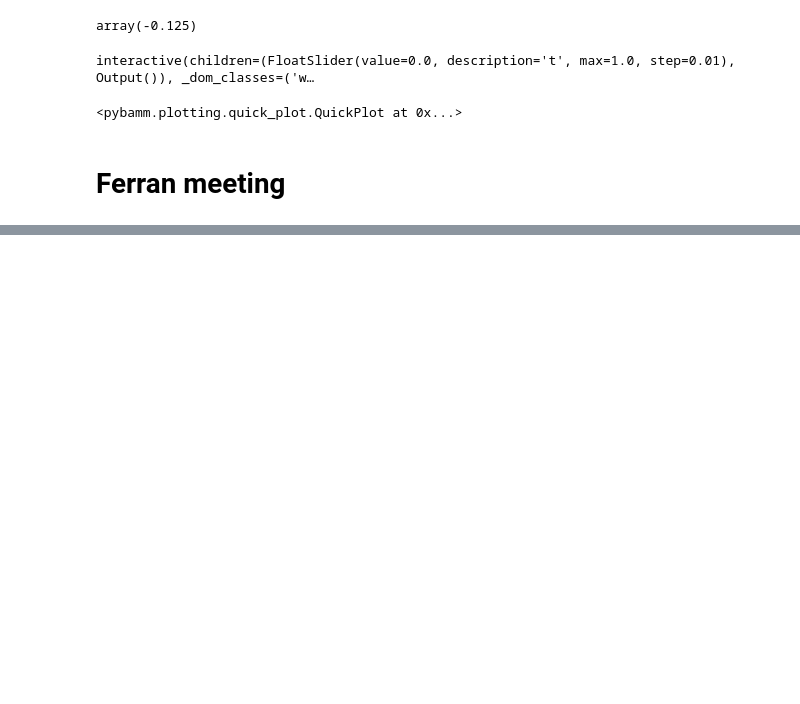
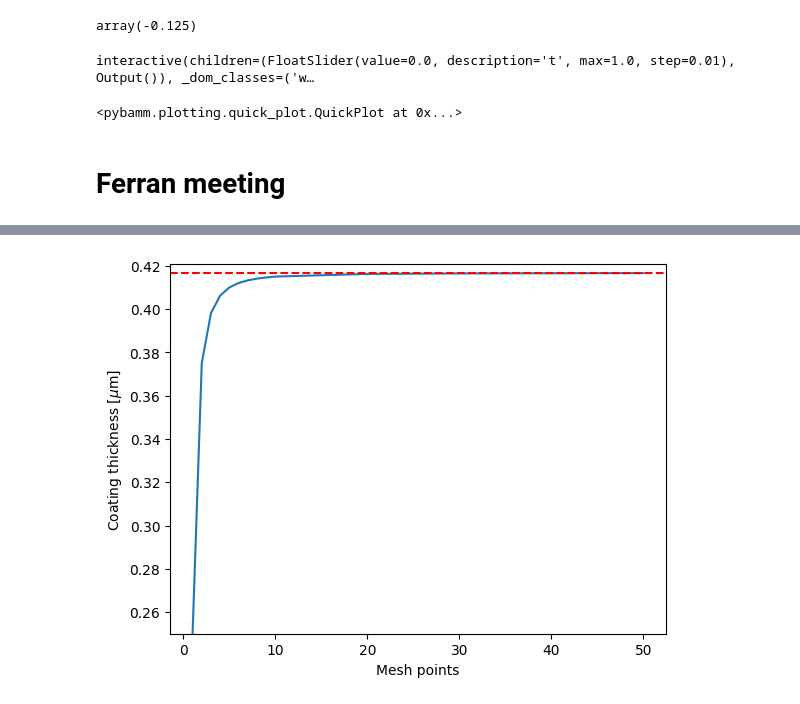
Before and after one commit to FW-Coding/FUSE-Internship-2024, a Jupyter notebook: Coating thickness model.ipynb, the cells around one changed output, grey strips where cells are left out. Cells and saved outputs as stored; diff of their text form; code cells hidden in the pictures; blank space fills up the shorter version.

```diff
--- a/Coating thickness model.ipynb
+++ b/Coating thickness model.ipynb
@@ -1030,0 +1032,37 @@ plt.ylim([0, 1])
+# %%
+from sklearn.metrics import mean_squared_error
+model = Newtonian()
+
+#Add parameters
+param = pybamm.ParameterValues(
+    {
+        "Pressure [Pa]": "[input]",
+        "Yield stress [Pa]": 2,
+        "Exponent parameter [t]": 3,
+        "Coating Gap [m]": 1,
+        "Coating speed [ms-1]": 5,
+    }
+)
+
+var_pts_list = [1,2,3,4,5,6,7,8,9,10,20,30,40,50]
+soulations = []
+var_pts = {model.variables["y [m]"]: 20}
+thickness_list = []
+
+for pts in var_pts_list:
+    sim = pybamm.Simulation(model, parameter_values=param, var_pts={model.variables["y [m]"]: pts})
+
+    sol = sim.solve([0, 1], inputs={"Pressure [Pa]": 5})
+    solutions.append(sol)
+
+    thickness_list.append(sol["Coating thickness [m]"](t=0))
+
+plt.plot(var_pts_list, thickness_list)
+plt.axhline(y = thickness_list[-1], color = 'r', linestyle = '--') #thicknesses[-1] has been used as a temporary analytical solution
+plt.ylim(thickness_list[0], thickness_list[-1]*1.01)
+plt.xlabel("Mesh points")
+plt.ylabel(r"Coating thickness [$\mu$m]")
+
+solutions = []
+# %% [output]
+[figure, added]
```
Also changed, not shown: parts of 4 cells of this notebook, 2 other files.
